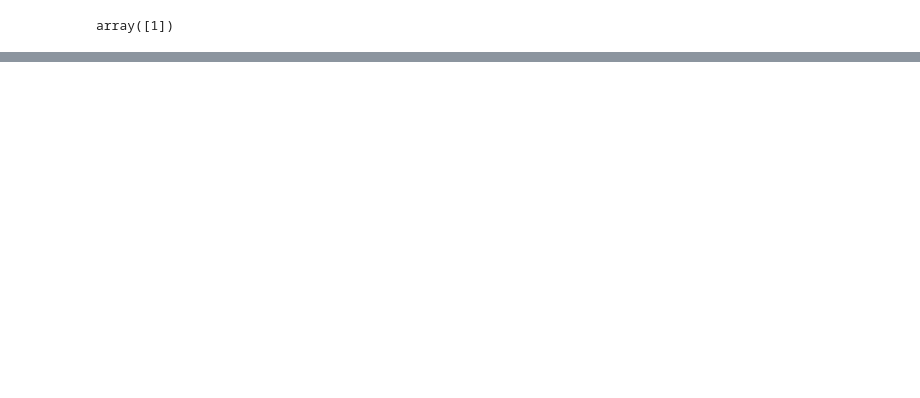
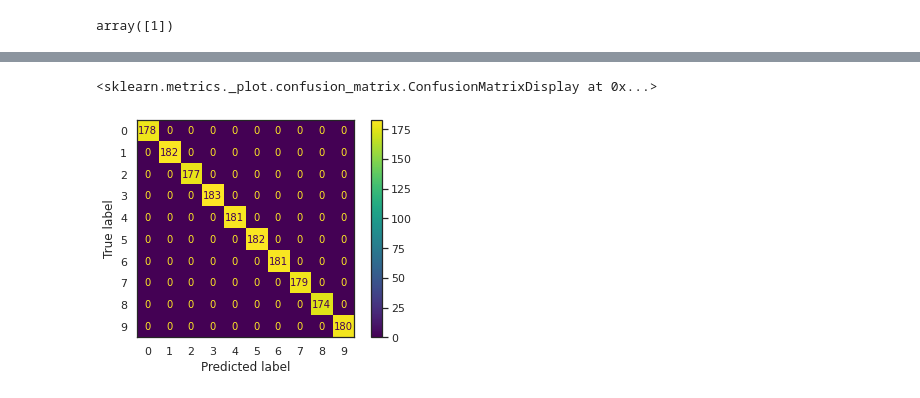
Before and after one commit to aoguedao/neural_computing_workshop, a Jupyter notebook: lessons/04_ml_classification.ipynb, the cells around one changed output, grey strips where cells are left out. Saved outputs shown, nothing was run; the diff lists cells and outputs as text; code cells hidden in the pictures; blank space fills up the shorter version.

Commit message:
selection models in progress

```diff
--- a/lessons/04_ml_classification.ipynb
+++ b/lessons/04_ml_classification.ipynb
@@ -205,0 +229,5 @@ array([1])
+# %%
+ConfusionMatrixDisplay.from_estimator(model, digits_X, digits_y)
+# %% [output]
+<sklearn.metrics._plot.confusion_matrix.ConfusionMatrixDisplay at 0x...>
+[figure, added]
```
Also changed, not shown: parts of 6 cells of this notebook, 7 other files.
